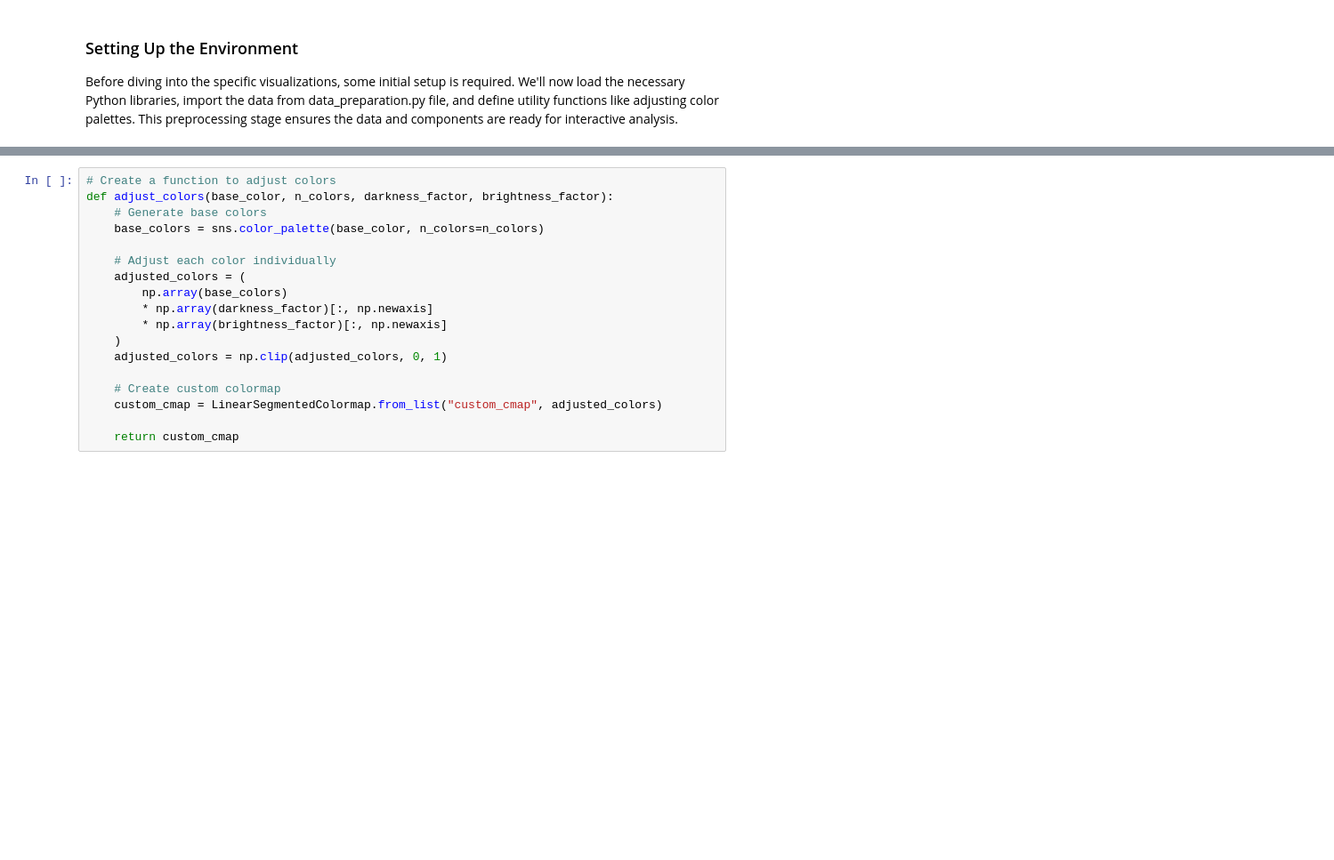
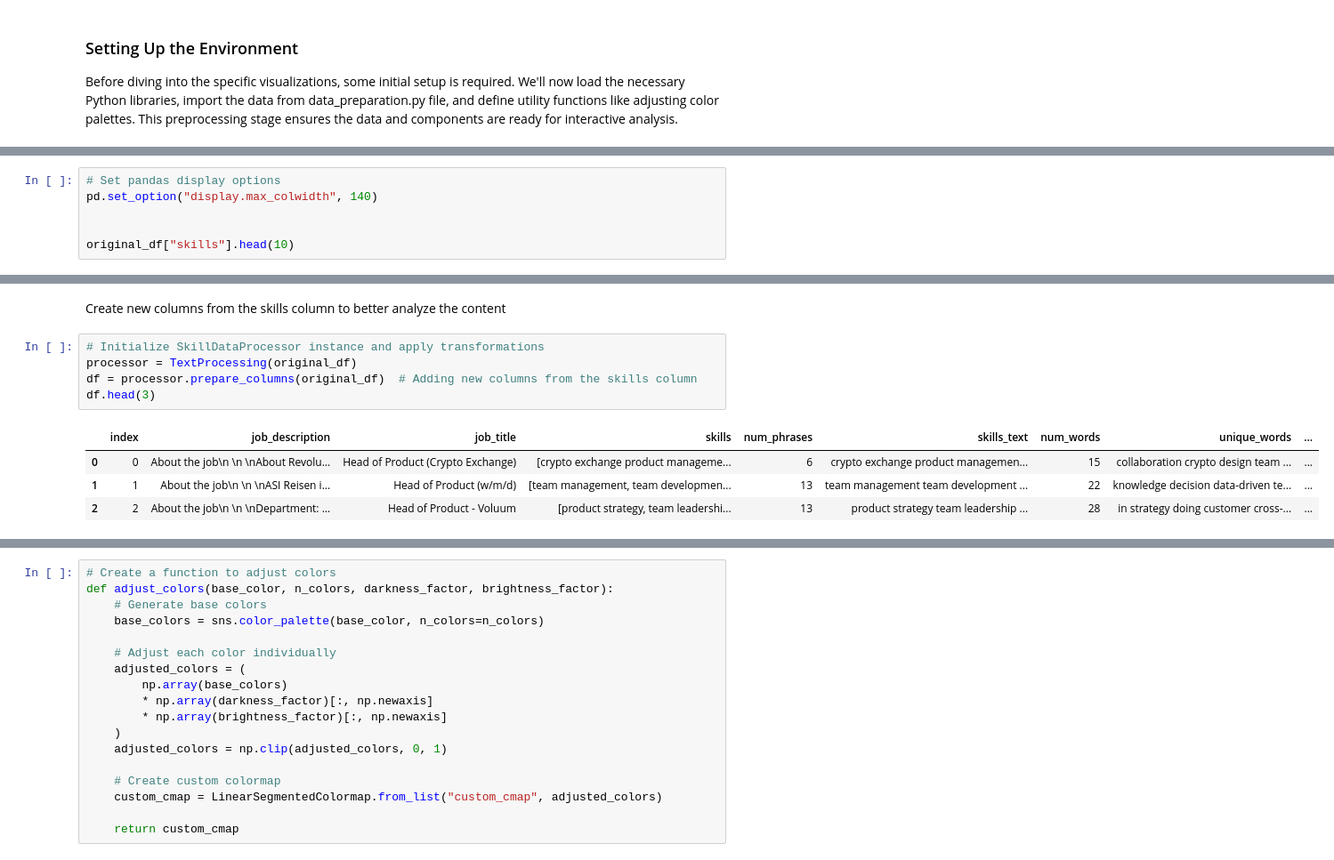
Before and after one commit to marcothedeveloper123/jobseeker, a Jupyter notebook: skills_data_visual_exploration.ipynb, the cells around one changed output, grey strips where cells are left out. Shown: that part at 89% size. Drawn from its saved outputs; the diff is of its cells as text; blank space fills up the shorter version.

```diff
--- a/skills_data_visual_exploration.ipynb
+++ b/skills_data_visual_exploration.ipynb
@@ -36,0 +73,6 @@ df.head(3)
+# %%
+# Set pandas display options
+pd.set_option("display.max_colwidth", 140)
+
+
+original_df["skills"].head(10)
@@ -36,0 +91,12 @@ df.head(3)
+# %% [markdown]
+Create new columns from the skills column to better analyze the content
+# %%
+# Initialize SkillDataProcessor instance and apply transformations
+processor = TextProcessing(original_df)
+df = processor.prepare_columns(original_df)  # Adding new columns from the skills column
+df.head(3)
+# %% [output]
+|  | index | job_description | job_title | skills | num_phrases | skills_text | num_words | unique_words | ... |
+| 0 | 0 | About the job\n \n \nAbout Revolu... | Head of Product (Crypto Exchange) | [crypto exchange product manageme... | 6 | crypto exchange product managemen... | 15 | collaboration crypto design team ... | ... |
+| 1 | 1 | About the job\n \n \nASI Reisen i... | Head of Product (w/m/d) | [team management, team developmen... | 13 | team management team development ... | 22 | knowledge decision data-driven te... | ... |
+| 2 | 2 | About the job\n \n \nDepartment: ... | Head of Product - Voluum | [product strategy, team leadershi... | 13 | product strategy team leadership ... | 28 | in strategy doing customer cross-... | ... |
```
Also changed, not shown: parts of 9 cells of this notebook, 2 other files.
